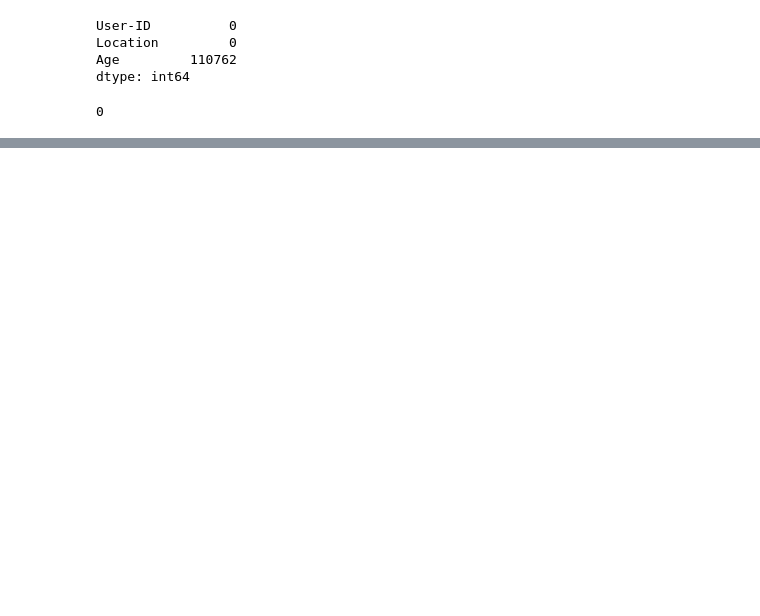
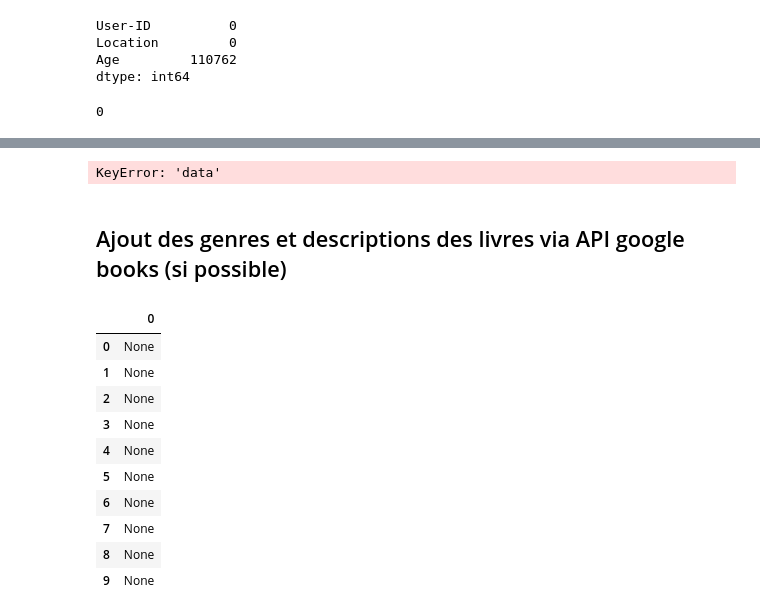
Before and after one commit to redyddm/projet_ter, a Jupyter notebook: recommandation.ipynb, the cells around one changed output, grey strips where cells are left out. Saved outputs shown, nothing was run; the diff lists cells and outputs as text; code cells hidden in the pictures; blank space fills up the shorter version.

```diff
--- a/recommandation.ipynb
+++ b/recommandation.ipynb
@@ -277,0 +290,45 @@ mask
+# %%
+import requests
+import json
+
+API_URL = "https://api.hardcover.app/v1/graphql"
+API_TOKEN = ""  # Remplace par ton token
+
+def get_book_genres(slug):
+    query = """
+    query {
+      search(
+        query: "$title",
+        query_type: "Book",
+        per_page: 5,
+        page: 1
+      ) {
+        book {
+          title
+        }
+      }
+    }
+    """
+    headers = {
+        "Authorization": f"Bearer {API_TOKEN}",
+        "Content-Type": "application/json"
+    }
+    variables = {"title":slug}
+
+    response = requests.post(API_URL, json={"query": query}, headers=headers)
+    if response.status_code == 200:
+        data = response.json()
+        with open('fichier_export.json', 'w', encoding='utf-8') as f:
+          json.dump(data, f, ensure_ascii=False, indent=4)
+        docs=data['data']['search']['results']['hits']
+        for doc in docs:
+            print(doc['document']['genres'])
+
+
+    else:
+        print(f"Erreur API: {response.status_code} - {response.text}")
+        return None, []
+
+get_book_genres("les miserables")
+# %% [output]
+KeyError: 'data'
@@ -278 +369,3 @@ mask
+# %% [markdown]
+## Ajout des genres et descriptions des livres via API google books (si possible)
 # %%
@@ -327,0 +404,27 @@ books_df_enriched = pd.concat([books_df.head(10).reset_index(drop=True), enriche
+# %%
+books_df = pd.read_csv(path+'Books.csv')
+books_df.rename(columns={'Book-Title':'title', 'Book-Author': 'author'}, inplace=True)
+books_df.drop(columns=['Image-URL-S', 'Image-URL-M', 'Image-URL-L'], inplace=True)
+enriched_data = []
+
+for idx, row in books_df.head(10).iterrows():
+    isbn = row['ISBN']
+    info = get_book_info(isbn, '')
+    enriched_data.append(info)
+    time.sleep(0.1)
+
+enriched_df = pd.DataFrame(enriched_data)
+
+enriched_df
+# %% [output]
+|  | 0 |
+| 0 | None |
+| 1 | None |
+| 2 | None |
+| 3 | None |
+| 4 | None |
+| 5 | None |
+| 6 | None |
+| 7 | None |
+| 8 | None |
+| 9 | None |
```
Also changed, not shown: parts of 25 cells of this notebook.
